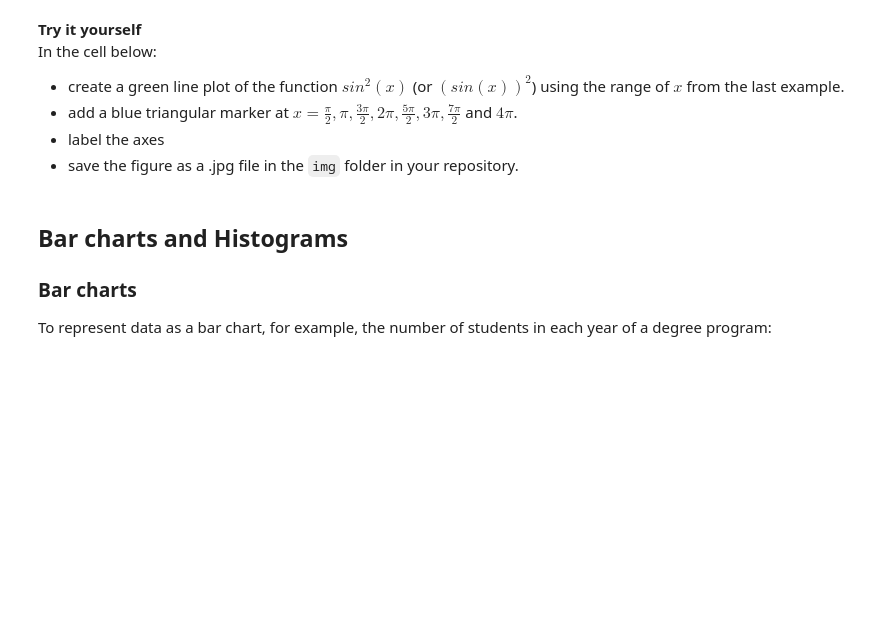
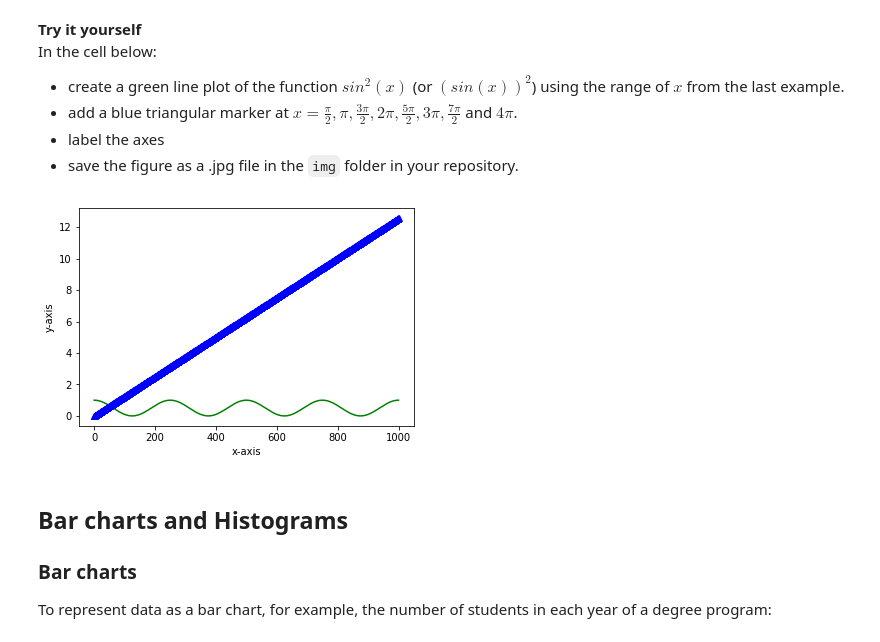
Before and after one commit to michaelnicht/python-class, a Jupyter notebook: 8_Plotting.ipynb, the cells around one changed output. Cells and saved outputs as stored; diff of their text form; code cells hidden in the pictures; blank space fills up the shorter version.

```diff
--- a/8_Plotting.ipynb
+++ b/8_Plotting.ipynb
@@ -272,3 +270,19 @@ __Try it yourself__
+# %%
+# line and scatter graphs
+import numpy as np
+num_points=1000
+x = np.linspace(0, 4*np.pi, num_points)
+y=np.cos(x)**2
+r = np.linspace(0, 4*np.pi, 8)
+plt.plot( y,'g', x, "^b")
+plt.xlabel("x-axis")
+plt.ylabel("y-axis")
+
+
+
+plt.savefig("img/my_plot.jpg")
+# %% [output]
+[figure, added]
 # %% [markdown]
 ## Bar charts and Histograms
 ### Bar charts
```
Also changed, not shown: parts of 12 cells of this notebook, 11 other files.
